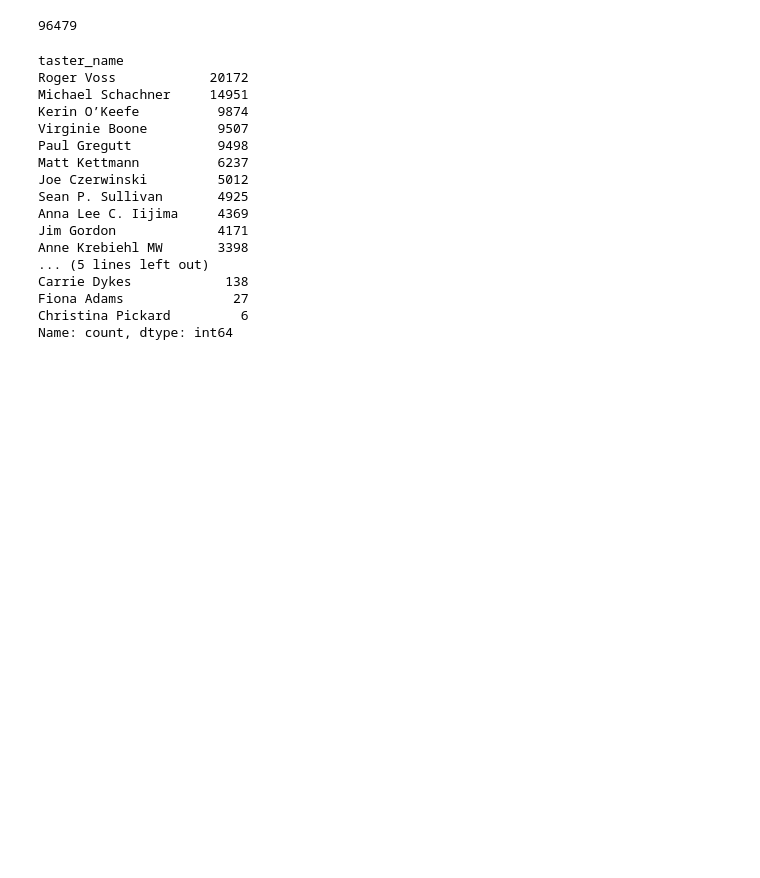
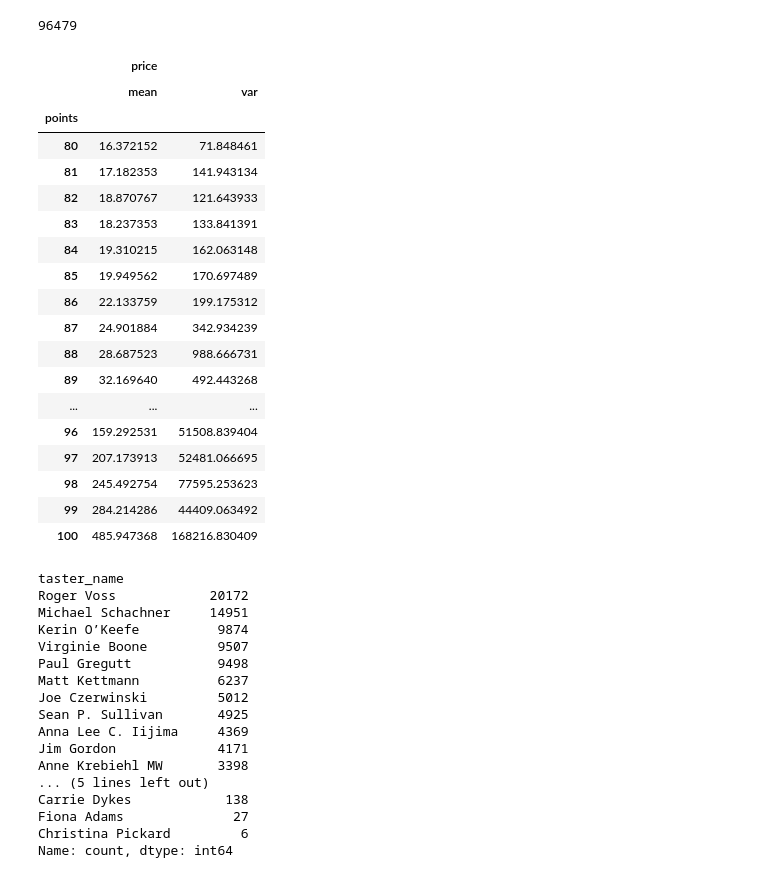
Before and after one commit to wnstjq0915/my_study, a Jupyter notebook: yh-k4-main/데이터분석 리뷰/2.c 실습 Pandas-2.ipynb, the cells around one changed output. Cells and saved outputs as stored; diff of their text form; code cells hidden in the pictures; blank space fills up the shorter version.

Commit message:
판다스 groupby부터 정리하기

```diff
--- a/yh-k4-main/데이터분석 리뷰/2.c 실습 Pandas-2.ipynb
+++ b/yh-k4-main/데이터분석 리뷰/2.c 실습 Pandas-2.ipynb
@@ -137,6 +154,28 @@ array(['Roger Voss', 'Paul Gregutt', 'Alexander Peartree',
 reviews.groupby('taster_name')['taster_name'].count() # 묶은거에서 테스터네임 컬럼의 갯수 세기. 뒤에 .sum 붙여도 됨.
 # %% [output]
 96479
+# %%
+reviews.groupby('points').agg(['mean', 'var'])
+# %% [output]
+|  | price |  |
+|  | mean | var |
+| points |  |  |
+| 80 | 16.372152 | 71.848461 |
+| 81 | 17.182353 | 141.943134 |
+| 82 | 18.870767 | 121.643933 |
+| 83 | 18.237353 | 133.841391 |
+| 84 | 19.310215 | 162.063148 |
+| 85 | 19.949562 | 170.697489 |
+| 86 | 22.133759 | 199.175312 |
+| 87 | 24.901884 | 342.934239 |
+| 88 | 28.687523 | 988.666731 |
+| 89 | 32.169640 | 492.443268 |
+| ... | ... | ... |
+| 96 | 159.292531 | 51508.839404 |
+| 97 | 207.173913 | 52481.066695 |
+| 98 | 245.492754 | 77595.253623 |
+| 99 | 284.214286 | 44409.063492 |
+| 100 | 485.947368 | 168216.830409 |
 # %%
 reviews['taster_name'].value_counts()
 # %% [output]
```
Also changed, not shown: parts of 2 cells of this notebook, 4 other files.
